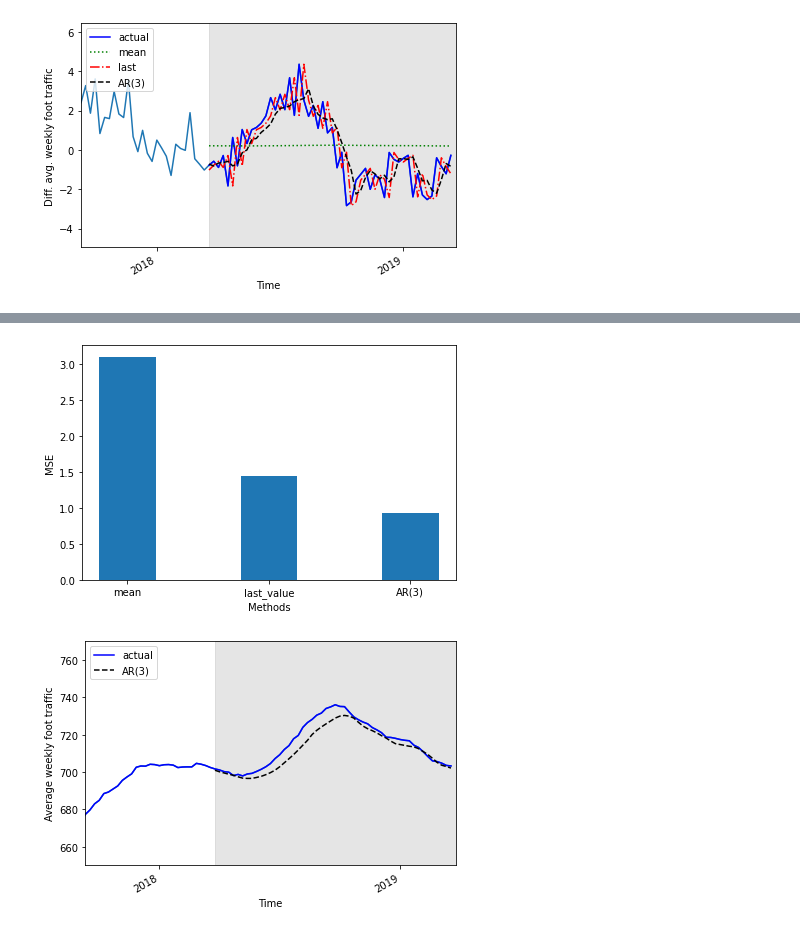
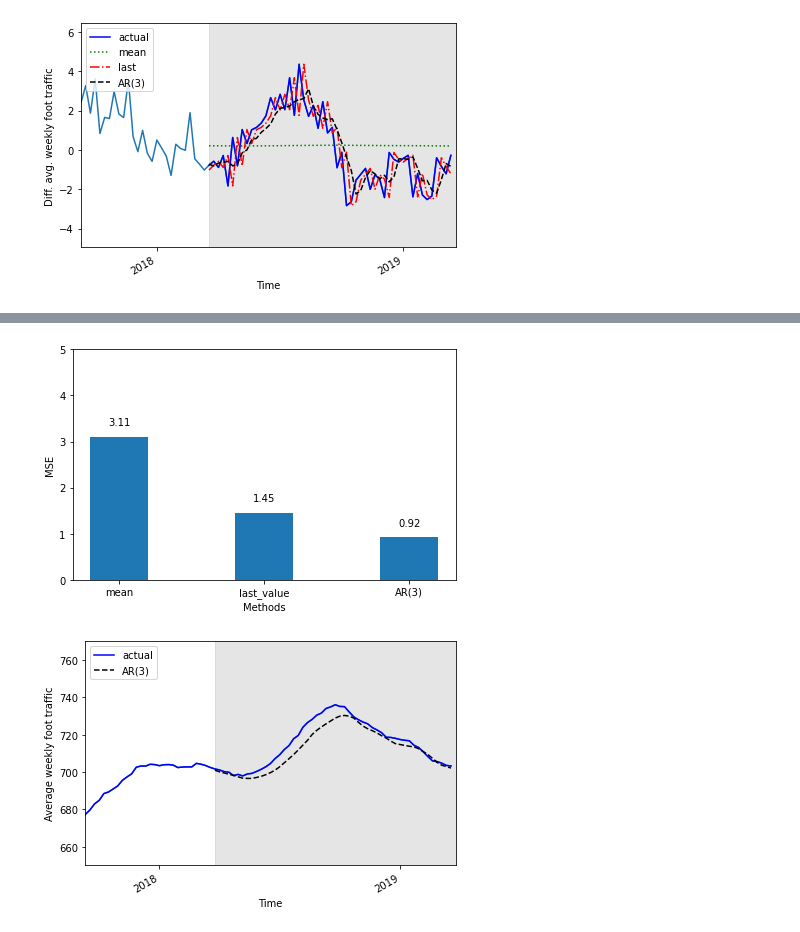
Before and after one commit to marcopeix/TimeSeriesForecastingInPython, a Jupyter notebook: CH05/CH05.ipynb, the cells around one changed output, grey strips where cells are left out. Cells and saved outputs as stored; diff of their text form; code cells hidden in the pictures.

```diff
--- a/CH05/CH05.ipynb
+++ b/CH05/CH05.ipynb
@@ -12,9 +12,7 @@ warnings.filterwarnings('ignore')
 
 %matplotlib inline
 # %%
-import pandas as pd
-
-df = pd.read_csv('data/foot_traffic.csv')
+df = pd.read_csv('../data/foot_traffic.csv')
 
 df.head()
 # %% [output]
@@ -54,5 +48,3 @@ p-value: 0.6838808917896192
 # %%
-import numpy as np
-
-foot_traffic_diff = np.diff(df.foot_traffic, n=1)
+foot_traffic_diff = np.diff(df['foot_traffic'], n=1)
 # %%
@@ -188,8 +176,6 @@ def rolling_forecast(df: pd.DataFrame, train_len: int, horizon: int, window: int
 
         return pred_AR
 # %%
-pred_df = test.copy()
-
 TRAIN_LEN = len(train)
 HORIZON = len(test)
 WINDOW = 1
@@ -198,11 +184,11 @@ pred_mean = rolling_forecast(df_diff, TRAIN_LEN, HORIZON, WINDOW, 'mean')
 pred_last_value = rolling_forecast(df_diff, TRAIN_LEN, HORIZON, WINDOW, 'last')
 pred_AR = rolling_forecast(df_diff, TRAIN_LEN, HORIZON, WINDOW, 'AR')
 
-pred_df['pred_mean'] = pred_mean
-pred_df['pred_last_value'] = pred_last_value
-pred_df['pred_AR'] = pred_AR
+test['pred_mean'] = pred_mean
+test['pred_last_value'] = pred_last_value
+test['pred_AR'] = pred_AR
 
-pred_df.head()
+test.head()
 # %% [output]
 |  | foot_traffic_diff | pred_mean | pred_last_value | pred_AR |
 | 947 | -0.776601 | 0.213270 | -1.021893 | -0.719714 |
@@ -239,9 +225,9 @@ plt.savefig('figures/CH05_F10_peixeiro.png', dpi=300)
 # %%
 from sklearn.metrics import mean_squared_error
 
-mse_mean = mean_squared_error(pred_df.foot_traffic_diff, pred_df.pred_mean)
-mse_last = mean_squared_error(pred_df.foot_traffic_diff, pred_df.pred_last_value)
-mse_AR = mean_squared_error(pred_df.foot_traffic_diff, pred_df.pred_AR)
+mse_mean = mean_squared_error(test['foot_traffic_diff'], test['pred_mean'])
+mse_last = mean_squared_error(test['foot_traffic_diff'], test['pred_last_value'])
+mse_AR = mean_squared_error(test['foot_traffic_diff'], test['pred_AR'])
 
 print(mse_mean, mse_last, mse_AR)
 # %% [output]
@@ -249,18 +235,19 @@ print(mse_mean, mse_last, mse_AR)
 # %%
 fig, ax = plt.subplots()
 
-ax.bar(
-    ['mean', 'last_value', 'AR(3)'],
-    [mse_mean, mse_last, mse_AR],
-    width=0.4)
+x = ['mean', 'last_value', 'AR(3)']
+y = [mse_mean, mse_last, mse_AR]
 
+ax.bar(x, y, width=0.4)
 ax.set_xlabel('Methods')
 ax.set_ylabel('MSE')
+ax.set_ylim(0, 5)
+
+for index, value in enumerate(y):
+    plt.text(x=index, y=value+0.25, s=str(round(value, 2)), ha='center')
 
 plt.tight_layout()
-
-# plt.savefig('figures/CH05_F09_peixeiro.png', dpi=300)
 # %% [output]
-[figure, old version]
+[figure, new version]
 # %%
 df['pred_foot_traffic'] = pd.Series()
```
Also changed, not shown: parts of 11 cells of this notebook, 2 other files.
